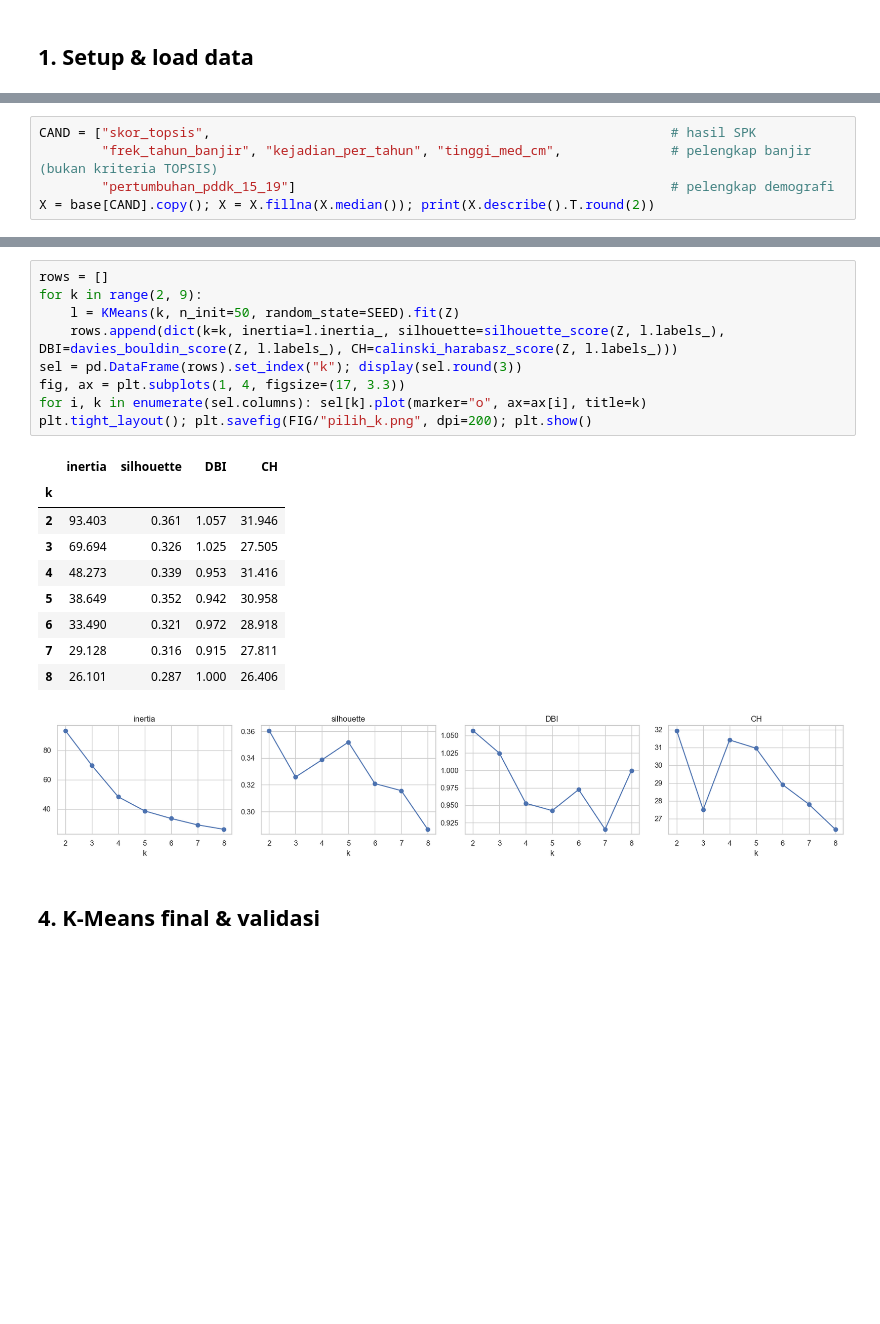
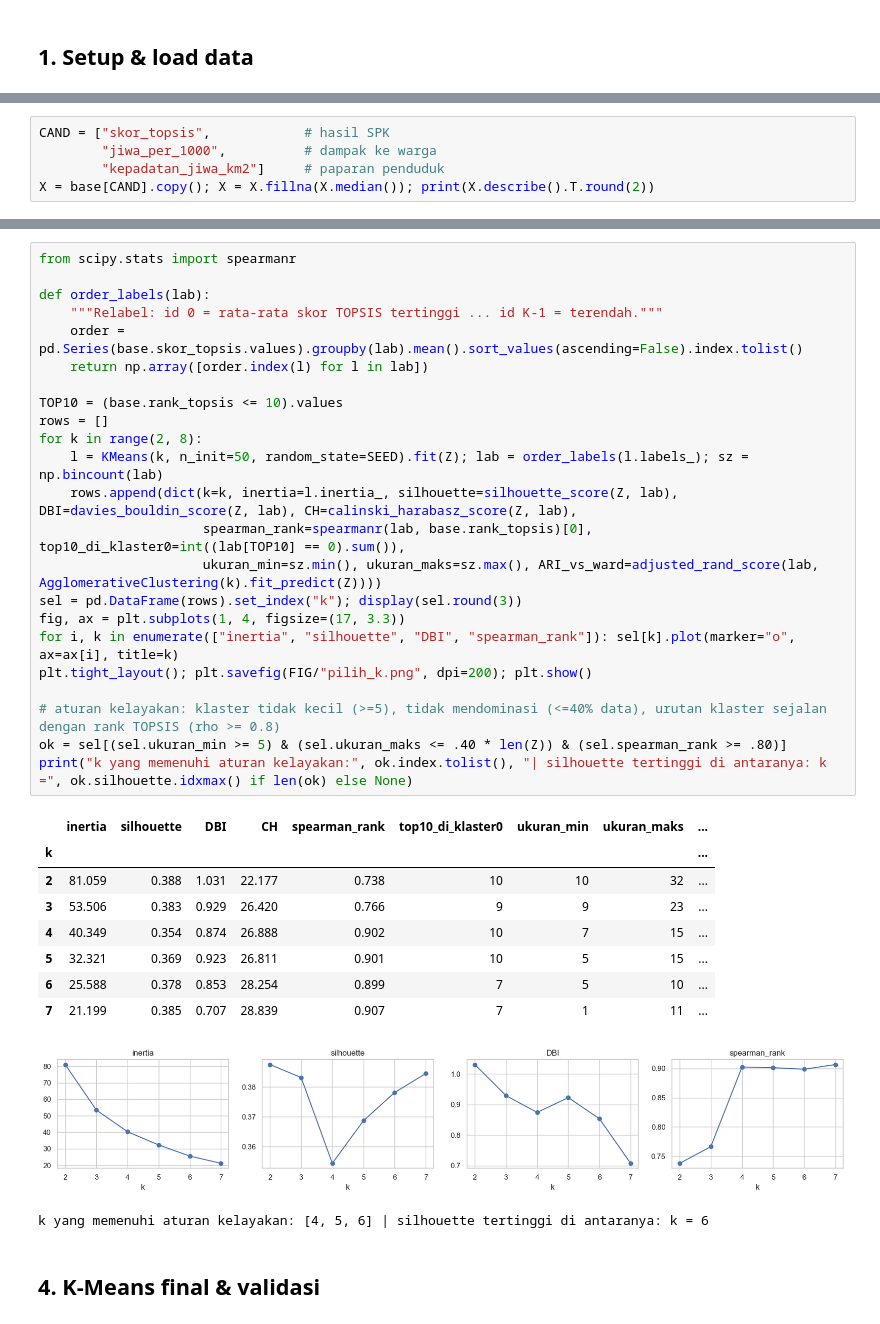
Before and after one commit to Aceranzer/Geopulse-id, a Jupyter notebook: notebook/03_kmeans.ipynb, the cells around one changed output, grey strips where cells are left out. Drawn from its saved outputs; the diff is of its cells as text; blank space fills up the shorter version.

```diff
--- a/notebook/03_kmeans.ipynb
+++ b/notebook/03_kmeans.ipynb
@@ -31,6 +34,6 @@ print(base.shape, "| skor TOPSIS cocok 42/42")
 # %%
-CAND = ["skor_topsis",                                                           # hasil SPK
-        "frek_tahun_banjir", "kejadian_per_tahun", "tinggi_med_cm",              # pelengkap banjir (bukan kriteria TOPSIS)
-        "pertumbuhan_pddk_15_19"]                                                # pelengkap demografi
+CAND = ["skor_topsis",            # hasil SPK
+        "jiwa_per_1000",          # dampak ke warga
+        "kepadatan_jiwa_km2"]     # paparan penduduk
 X = base[CAND].copy(); X = X.fillna(X.median()); print(X.describe().T.round(2))
 # %% [output]
@@ -68,23 +70,37 @@ FEATURES: ['skor_topsis', 'frek_tahun_banjir', 'tinggi_med_cm', 'pertumbuhan_pdd
 # %%
+from scipy.stats import spearmanr
+
+def order_labels(lab):
+    """Relabel: id 0 = rata-rata skor TOPSIS tertinggi ... id K-1 = terendah."""
+    order = pd.Series(base.skor_topsis.values).groupby(lab).mean().sort_values(ascending=False).index.tolist()
+    return np.array([order.index(l) for l in lab])
+
+TOP10 = (base.rank_topsis <= 10).values
 rows = []
-for k in range(2, 9):
-    l = KMeans(k, n_init=50, random_state=SEED).fit(Z)
-    rows.append(dict(k=k, inertia=l.inertia_, silhouette=silhouette_score(Z, l.labels_), DBI=davies_bouldin_score(Z, l.labels_), CH=calinski_harabasz_score(Z, l.labels_)))
+for k in range(2, 8):
+    l = KMeans(k, n_init=50, random_state=SEED).fit(Z); lab = order_labels(l.labels_); sz = np.bincount(lab)
+    rows.append(dict(k=k, inertia=l.inertia_, silhouette=silhouette_score(Z, lab), DBI=davies_bouldin_score(Z, lab), CH=calinski_harabasz_score(Z, lab),
+                     spearman_rank=spearmanr(lab, base.rank_topsis)[0], top10_di_klaster0=int((lab[TOP10] == 0).sum()),
+                     ukuran_min=sz.min(), ukuran_maks=sz.max(), ARI_vs_ward=adjusted_rand_score(lab, AgglomerativeClustering(k).fit_predict(Z))))
 sel = pd.DataFrame(rows).set_index("k"); display(sel.round(3))
 fig, ax = plt.subplots(1, 4, figsize=(17, 3.3))
-for i, k in enumerate(sel.columns): sel[k].plot(marker="o", ax=ax[i], title=k)
+for i, k in enumerate(["inertia", "silhouette", "DBI", "spearman_rank"]): sel[k].plot(marker="o", ax=ax[i], title=k)
 plt.tight_layout(); plt.savefig(FIG/"pilih_k.png", dpi=200); plt.show()
+
+# aturan kelayakan: klaster tidak kecil (>=5), tidak mendominasi (<=40% data), urutan klaster sejalan dengan rank TOPSIS (rho >= 0.8)
+ok = sel[(sel.ukuran_min >= 5) & (sel.ukuran_maks <= .40 * len(Z)) & (sel.spearman_rank >= .80)]
+print("k yang memenuhi aturan kelayakan:", ok.index.tolist(), "| silhouette tertinggi di antaranya: k =", ok.silhouette.idxmax() if len(ok) else None)
 # %% [output]
-|  | inertia | silhouette | DBI | CH |
-| k |  |  |  |  |
-| 2 | 93.403 | 0.361 | 1.057 | 31.946 |
-| 3 | 69.694 | 0.326 | 1.025 | 27.505 |
-| 4 | 48.273 | 0.339 | 0.953 | 31.416 |
-| 5 | 38.649 | 0.352 | 0.942 | 30.958 |
-| 6 | 33.490 | 0.321 | 0.972 | 28.918 |
-| 7 | 29.128 | 0.316 | 0.915 | 27.811 |
-| 8 | 26.101 | 0.287 | 1.000 | 26.406 |
+|  | inertia | silhouette | DBI | CH | spearman_rank | top10_di_klaster0 | ukuran_min | ukuran_maks | ... |
+| k |  |  |  |  |  |  |  |  | ... |
+| 2 | 81.059 | 0.388 | 1.031 | 22.177 | 0.738 | 10 | 10 | 32 | ... |
+| 3 | 53.506 | 0.383 | 0.929 | 26.420 | 0.766 | 9 | 9 | 23 | ... |
+| 4 | 40.349 | 0.354 | 0.874 | 26.888 | 0.902 | 10 | 7 | 15 | ... |
+| 5 | 32.321 | 0.369 | 0.923 | 26.811 | 0.901 | 10 | 5 | 15 | ... |
+| 6 | 25.588 | 0.378 | 0.853 | 28.254 | 0.899 | 7 | 5 | 10 | ... |
+| 7 | 21.199 | 0.385 | 0.707 | 28.839 | 0.907 | 7 | 1 | 11 | ... |
-[figure, old version]
+[figure, new version]
+k yang memenuhi aturan kelayakan: [4, 5, 6] | silhouette tertinggi di antaranya: k = 6
 # %% [markdown]
 ## 4. K-Means final & validasi
 # %%
```
Also changed, not shown: parts of 13 cells of this notebook, 7 other files.
